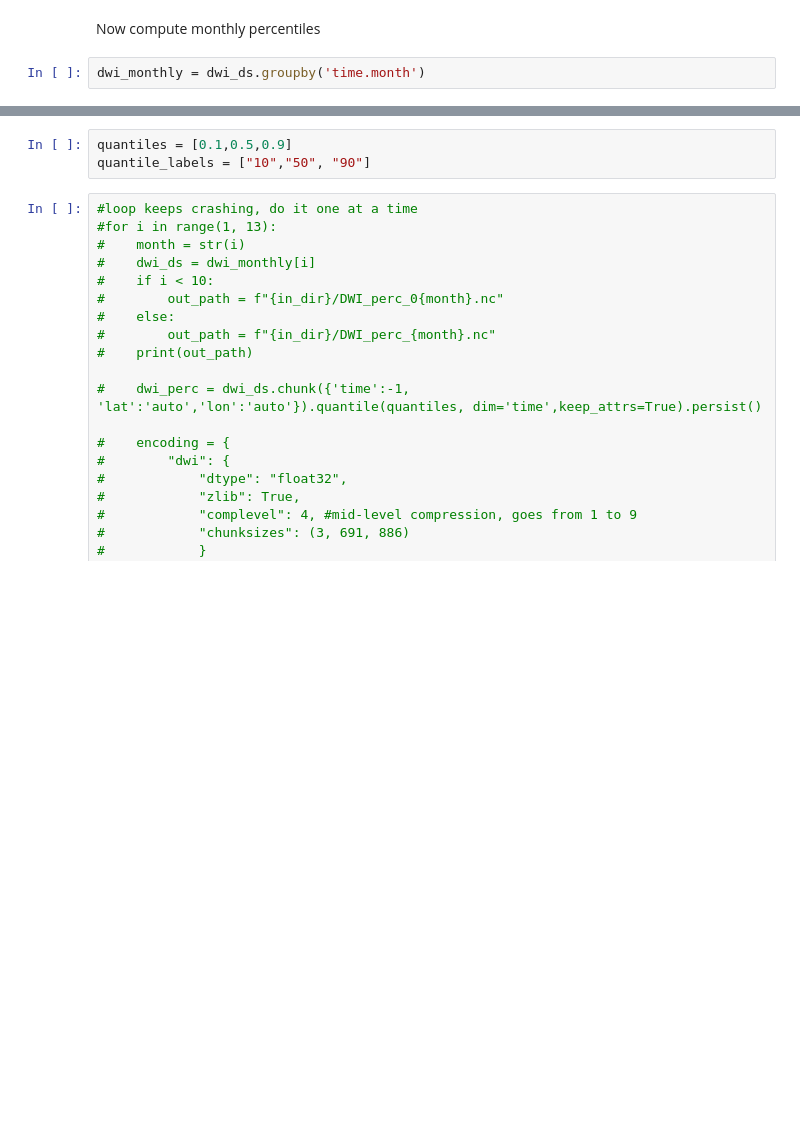
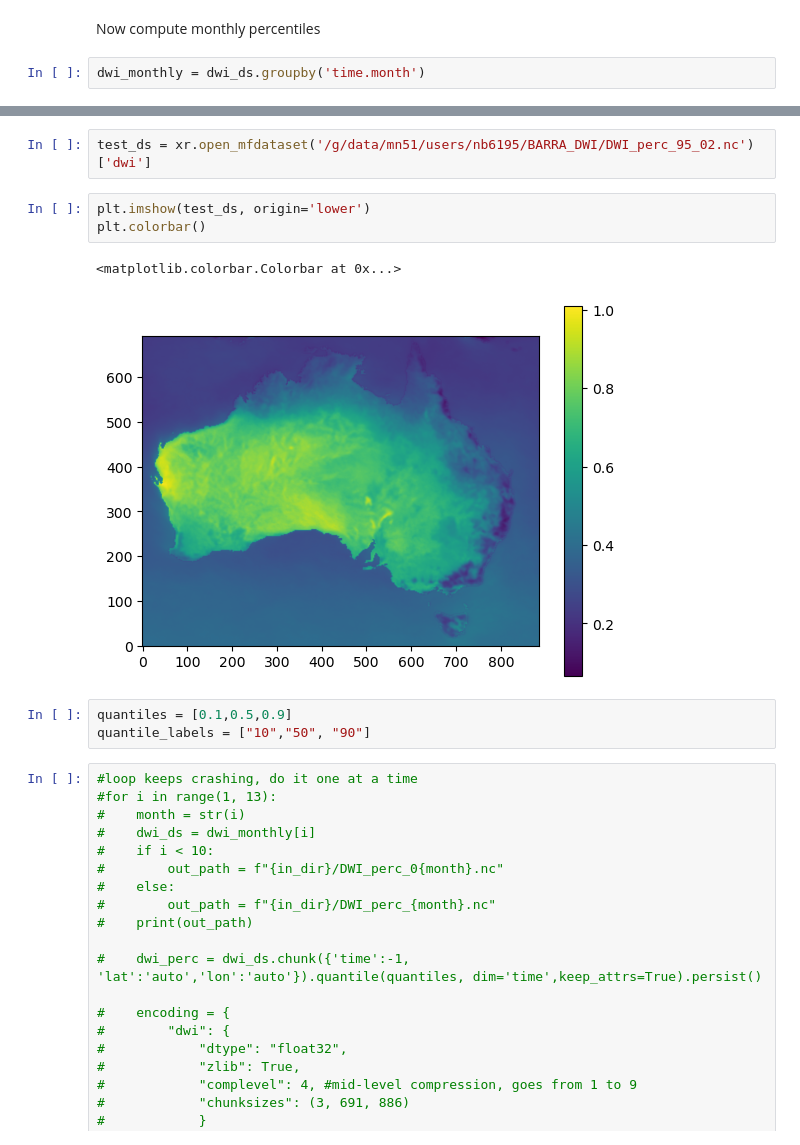
Before and after one commit to nb-bom/DWI, a Jupyter notebook: DWI_BARRA_climatology.ipynb, the cells around one changed output, grey strips where cells are left out. Cells and saved outputs as stored; diff of their text form; blank space fills up the shorter version.

```diff
--- a/DWI_BARRA_climatology.ipynb
+++ b/DWI_BARRA_climatology.ipynb
@@ -96,3 +207,11 @@ DataArrayGroupBy, grouped over 'month'
+# %%
+test_ds = xr.open_mfdataset('/g/data/mn51/users/nb6195/BARRA_DWI/DWI_perc_95_02.nc')['dwi']
+# %%
+plt.imshow(test_ds, origin='lower')
+plt.colorbar()
+# %% [output]
+<matplotlib.colorbar.Colorbar at 0x...>
+[figure, added]
 # %%
 quantiles = [0.1,0.5,0.9]
 quantile_labels = ["10","50", "90"]
```
Also changed, not shown: parts of 20 cells of this notebook, 2 other files.
